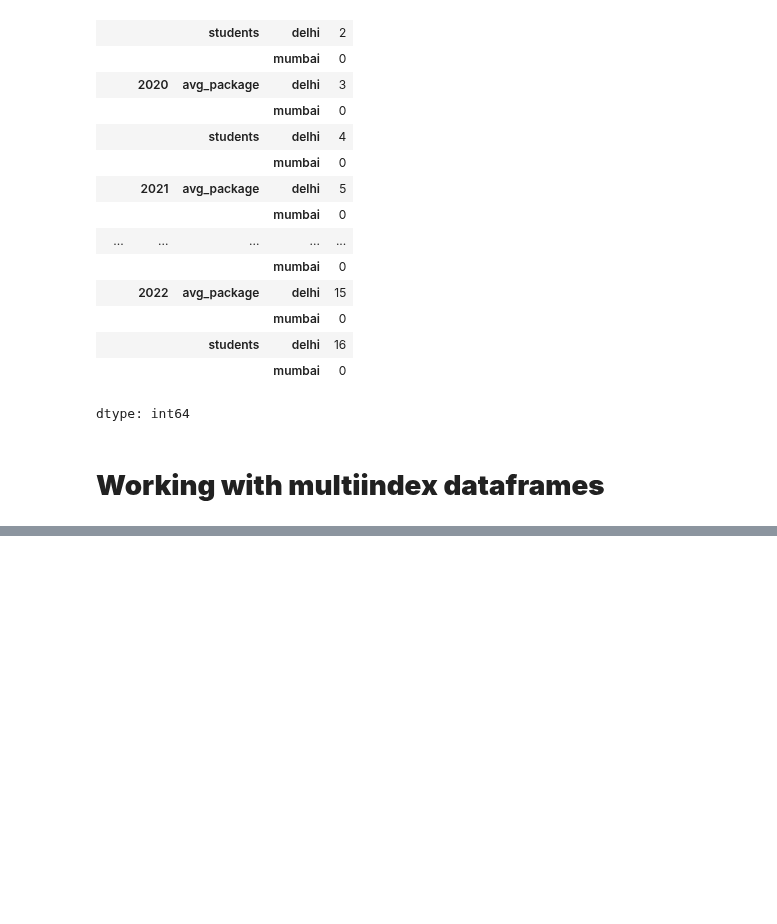
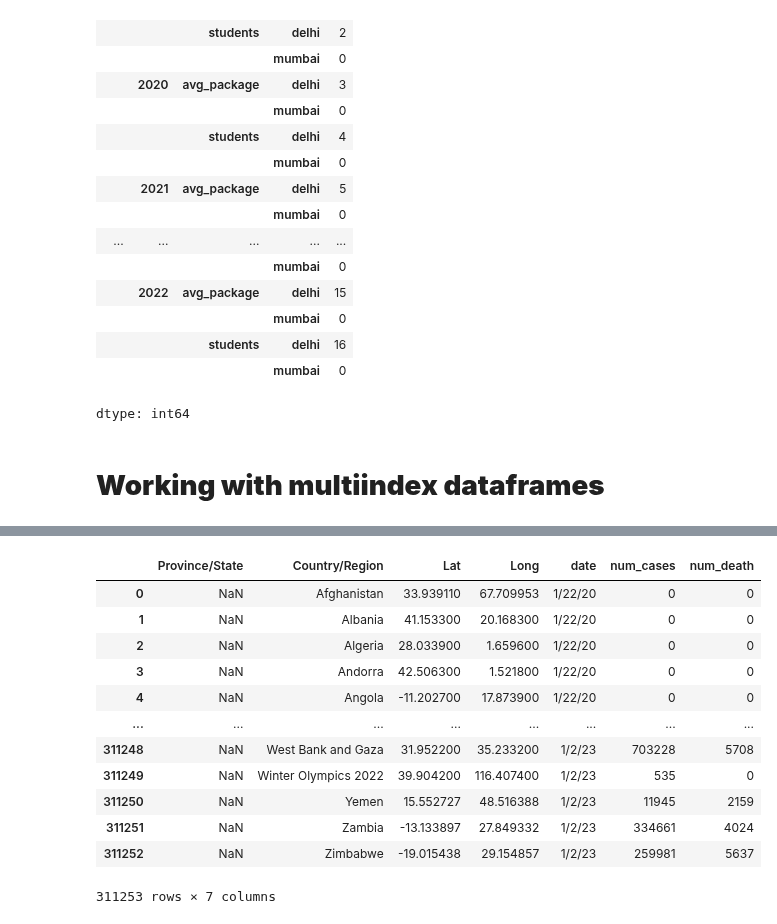
Before and after one commit to Saifullah785/Python_for_Data_Science, a Jupyter notebook: Pandas_For_Data_Science/Class_06_MultiIndex_Series_and_DataFrames.ipynb, the cells around one changed output, grey strips where cells are left out. Drawn from its saved outputs; the diff is of its cells as text; code cells hidden in the pictures; blank space fills up the shorter version.

Commit message:
Created using Colab while studying and coding the multiindex series melt function of pandas

```diff
--- a/Pandas_For_Data_Science/Class_06_MultiIndex_Series_and_DataFrames.ipynb
+++ b/Pandas_For_Data_Science/Class_06_MultiIndex_Series_and_DataFrames.ipynb
@@ -299,0 +497,5 @@ dtype: int64
+# %%
+# melt -> real world example
+
+death = pd.read_csv('/content/time_series_covid19_deaths_global.csv')
+confirm = pd.read_csv('/content/time_series_covid19_confirmed_global.csv')
@@ -299,0 +562,3 @@ dtype: int64
+# %%
+death_melted = death.melt(id_vars=['Province/State','Country/Region','Lat','Long'],var_name='date',value_name='num_death')
+confirm_melted = confirm.melt(id_vars=['Province/State','Country/Region','Lat','Long'],var_name='date',value_name='num_cases')
@@ -299,0 +567,21 @@ dtype: int64
+# %%
+# Merge the melted dataframes
+merged_df = confirm_melted.merge(death_melted,on=['Province/State','Country/Region','Lat','Long','date'])
+# %%
+# Display the resulting merged dataframe into DataFrame
+merged_df = pd.DataFrame(merged_df)
+merged_df
+# %% [output]
+|  | Province/State | Country/Region | Lat | Long | date | num_cases | num_death |
+| 0 | NaN | Afghanistan | 33.939110 | 67.709953 | 1/22/20 | 0 | 0 |
+| 1 | NaN | Albania | 41.153300 | 20.168300 | 1/22/20 | 0 | 0 |
+| 2 | NaN | Algeria | 28.033900 | 1.659600 | 1/22/20 | 0 | 0 |
+| 3 | NaN | Andorra | 42.506300 | 1.521800 | 1/22/20 | 0 | 0 |
+| 4 | NaN | Angola | -11.202700 | 17.873900 | 1/22/20 | 0 | 0 |
+| ... | ... | ... | ... | ... | ... | ... | ... |
+| 311248 | NaN | West Bank and Gaza | 31.952200 | 35.233200 | 1/2/23 | 703228 | 5708 |
+| 311249 | NaN | Winter Olympics 2022 | 39.904200 | 116.407400 | 1/2/23 | 535 | 0 |
+| 311250 | NaN | Yemen | 15.552727 | 48.516388 | 1/2/23 | 11945 | 2159 |
+| 311251 | NaN | Zambia | -13.133897 | 27.849332 | 1/2/23 | 334661 | 4024 |
+| 311252 | NaN | Zimbabwe | -19.015438 | 29.154857 | 1/2/23 | 259981 | 5637 |
+311253 rows × 7 columns
```
Also changed, not shown: parts of 23 cells of this notebook.
